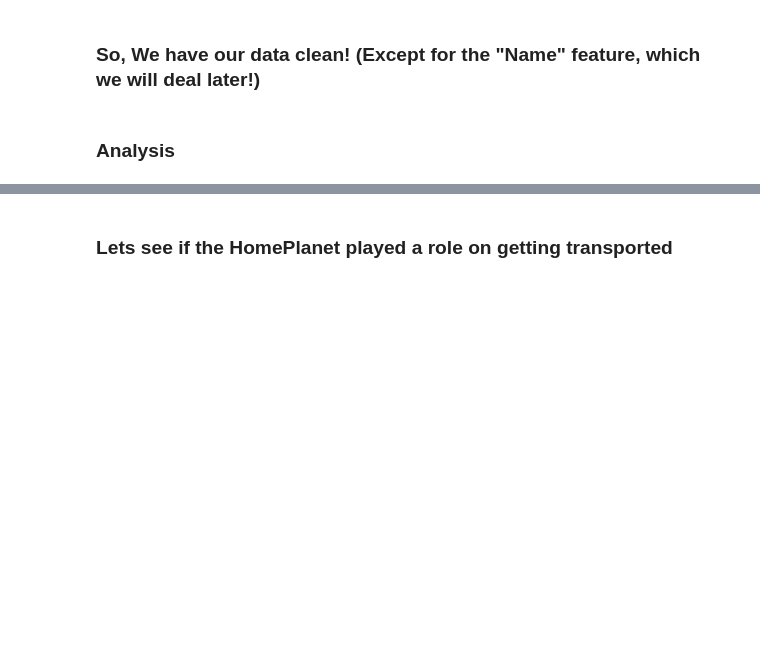
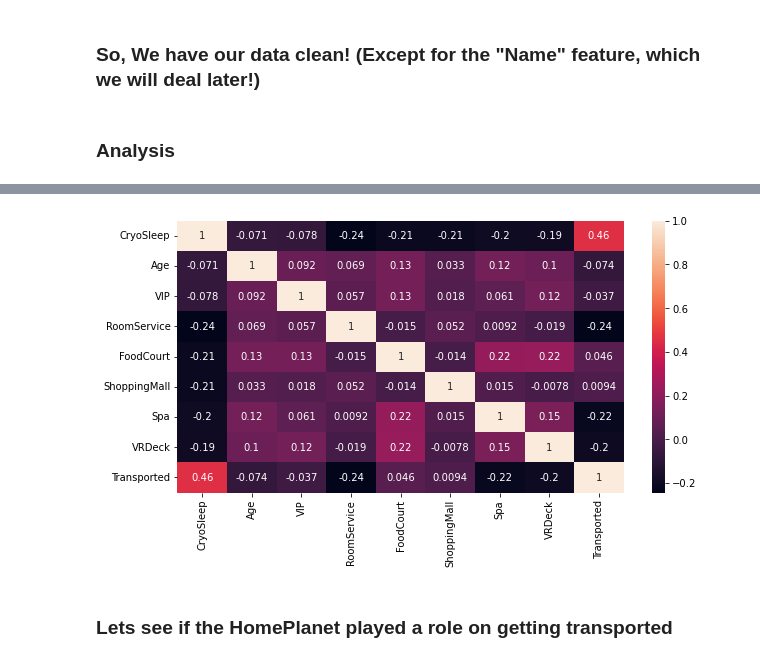
Before and after one commit to SharanKalyan/Spaceship-Titanic-Kaggle, a Jupyter notebook: 2_Analysis.ipynb, the cells around one changed output, grey strips where cells are left out. Cells and saved outputs as stored; diff of their text form; code cells hidden in the pictures; blank space fills up the shorter version.

```diff
--- a/2_Analysis.ipynb
+++ b/2_Analysis.ipynb
@@ -145,6 +242,12 @@ dtype: int64
 # df1.head()
 # %%
 imp_feats = []
+# %%
+plt.figure(figsize=(10,5))
+sns.heatmap(df1.corr(),annot=True)
+plt.show()
+# %% [output]
+[figure, added]
 # %% [markdown]
 ### Lets see if the HomePlanet played a role on getting transported
 # %%
```
Also changed, not shown: parts of 84 cells of this notebook, 2 other files.
